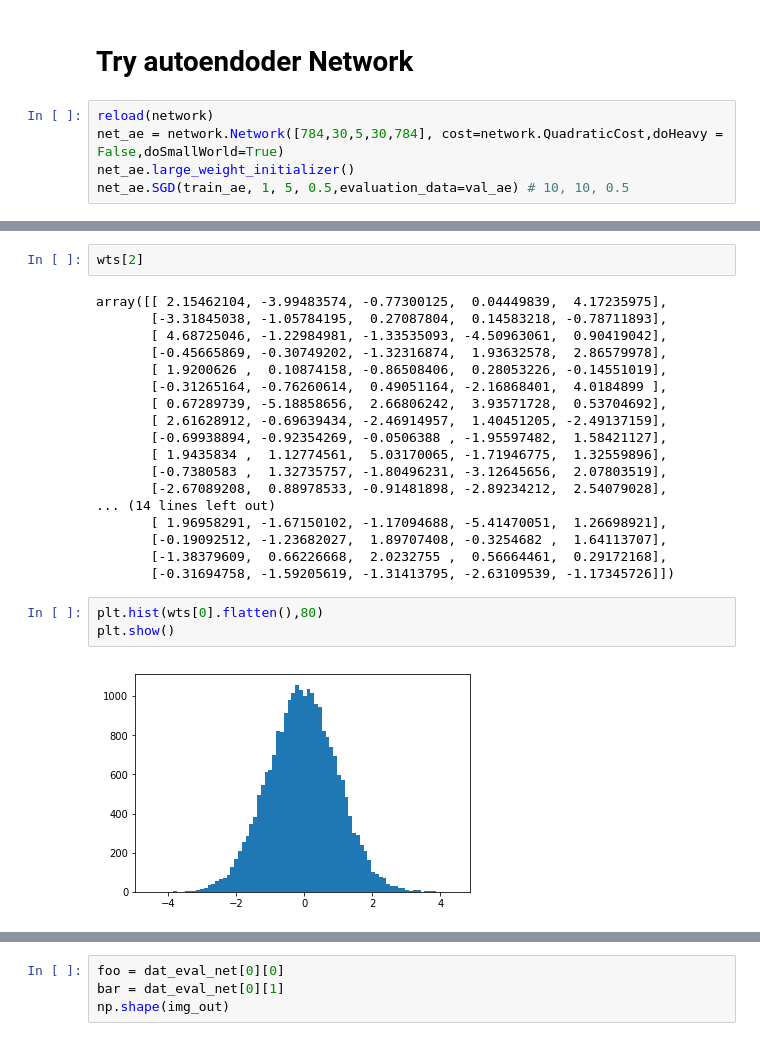
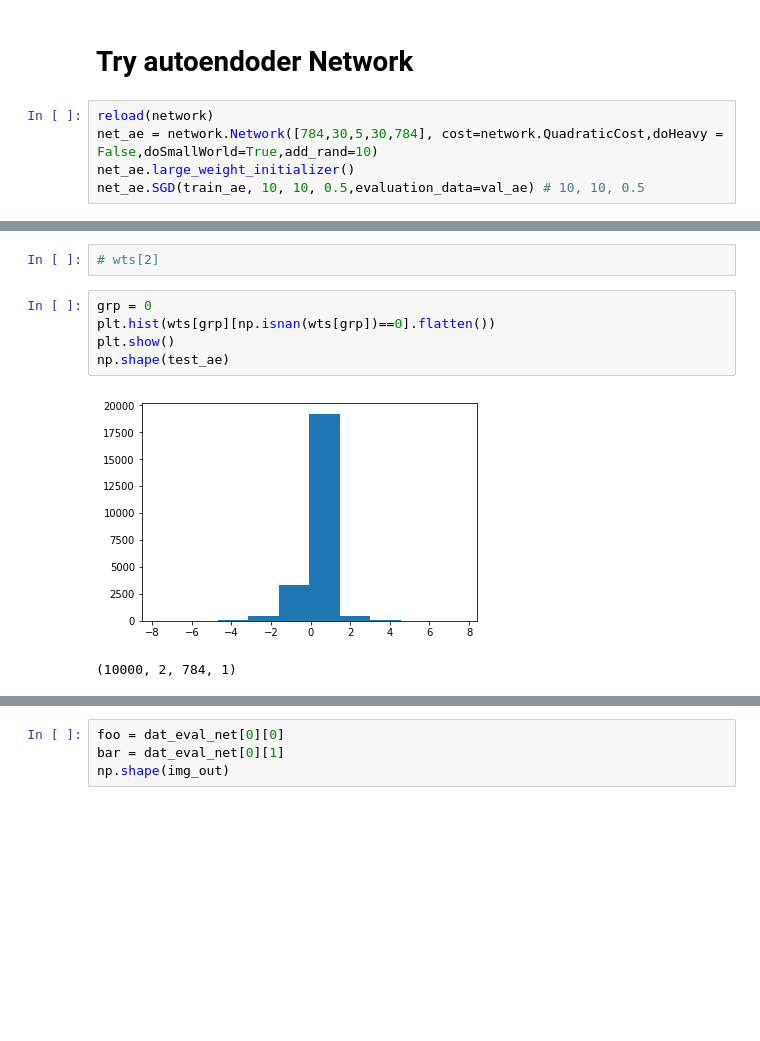
Before and after one commit to tmtadros24/EntropyInSpikingNNs, a Jupyter notebook: NN_play.ipynb, the cells around one changed output, grey strips where cells are left out. Drawn from its saved outputs; the diff is of its cells as text; blank space fills up the shorter version.

```diff
--- a/NN_play.ipynb
+++ b/NN_play.ipynb
@@ -39,7 +39,7 @@ plt.show()
 # Try autoendoder Network
 # %%
 reload(network)
-net_ae = network.Network([784,30,5,30,784], cost=network.QuadraticCost,doHeavy = False,doSmallWorld=True)
+net_ae = network.Network([784,30,5,30,784], cost=network.QuadraticCost,doHeavy = False,doSmallWorld=True,add_rand=10)
 net_ae.large_weight_initializer()
-net_ae.SGD(train_ae, 1, 5, 0.5,evaluation_data=val_ae) # 10, 10, 0.5
+net_ae.SGD(train_ae, 10, 10, 0.5,evaluation_data=val_ae) # 10, 10, 0.5
 # %% [output]
@@ -85,28 +87,13 @@ np.shape(bias[3])# (4,):[0] (30,1), [1] (5,1), [2] (30,1), [3] (784,1)
-# %%
-wts[2]
-# %% [output]
-array([[ 2.15462104, -3.99483574, -0.77300125,  0.04449839,  4.17235975],
-       [-3.31845038, -1.05784195,  0.27087804,  0.14583218, -0.78711893],
-       [ 4.68725046, -1.22984981, -1.33535093, -4.50963061,  0.90419042],
-       [-0.45665869, -0.30749202, -1.32316874,  1.93632578,  2.86579978],
-       [ 1.9200626 ,  0.10874158, -0.86508406,  0.28053226, -0.14551019],
-       [-0.31265164, -0.76260614,  0.49051164, -2.16868401,  4.0184899 ],
-       [ 0.67289739, -5.18858656,  2.66806242,  3.93571728,  0.53704692],
-       [ 2.61628912, -0.69639434, -2.46914957,  1.40451205, -2.49137159],
-       [-0.69938894, -0.92354269, -0.0506388 , -1.95597482,  1.58421127],
-       [ 1.9435834 ,  1.12774561,  5.03170065, -1.71946775,  1.32559896],
-       [-0.7380583 ,  1.32735757, -1.80496231, -3.12645656,  2.07803519],
-       [-2.67089208,  0.88978533, -0.91481898, -2.89234212,  2.54079028],
-... (14 lines left out)
-       [ 1.96958291, -1.67150102, -1.17094688, -5.41470051,  1.26698921],
-       [-0.19092512, -1.23682027,  1.89707408, -0.3254682 ,  1.64113707],
-       [-1.38379609,  0.66226668,  2.0232755 ,  0.56664461,  0.29172168],
-       [-0.31694758, -1.59205619, -1.31413795, -2.63109539, -1.17345726]])
+# %%
+# wts[2]
 # %%
-plt.hist(wts[0].flatten(),80)
+grp = 0
+plt.hist(wts[grp][np.isnan(wts[grp])==0].flatten())
 plt.show()
+np.shape(test_ae)
 # %% [output]
-[figure, old version]
+[figure, new version]
+(10000, 2, 784, 1)
 # %%
 decoder_wts = wts[2:]
 decoder_bias = bias[2:]
```
Also changed, not shown: parts of 14 cells of this notebook, 1 other file.
